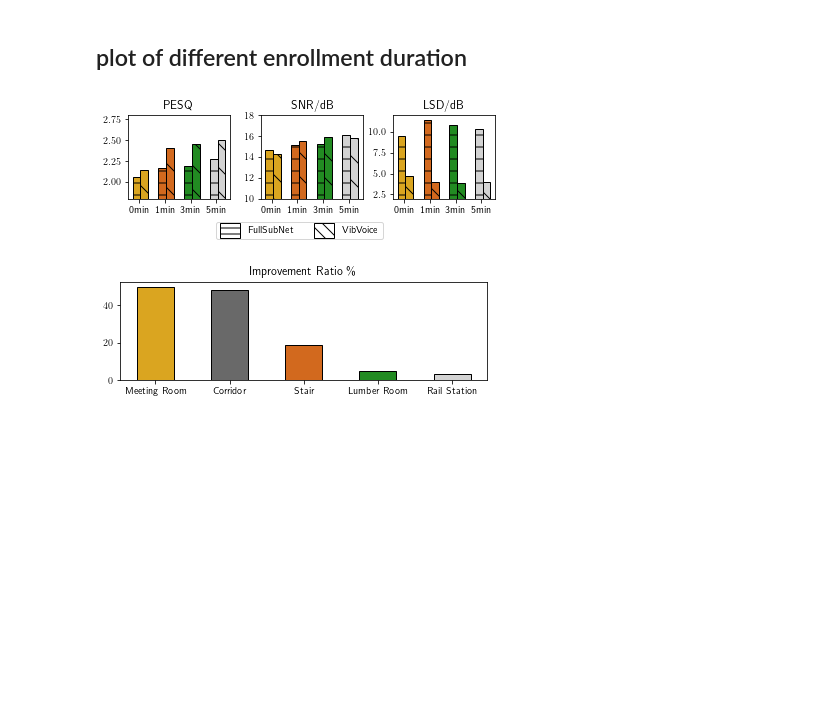
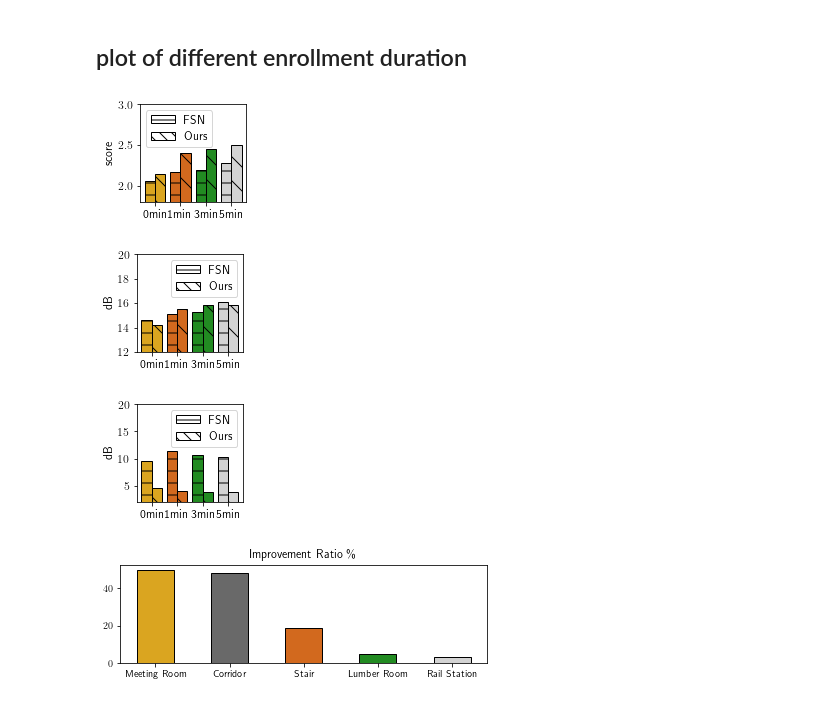
Before and after one commit to lixinghe1999/audioproject, a Jupyter notebook: DL/plot.ipynb, the cells around one changed output. Drawn from its saved outputs; the diff is of its cells as text; code cells hidden in the pictures; blank space fills up the shorter version.

```diff
--- a/DL/plot.ipynb
+++ b/DL/plot.ipynb
@@ -5,6 +5,7 @@ import matplotlib.pyplot as plt
 import matplotlib.patches as mpatches
 from matplotlib import rc
 rc('text', usetex=True)
+plt.rcParams.update({'font.size': 12})
 import numpy as np
 import os
 # %% [markdown]
@@ -75,37 +113,55 @@ plt.show()
 # %%
 fullsubnet = [[ 2.06042795, 14.63436131, 9.53324297], [ 2.16696222,15.14282735, 11.42487056], [2.19253493, 15.2717887, 10.75469576], [2.2788935, 16.10067001, 10.34507953]]
 vibvoice = [[ 2.14514233, 14.23358384, 4.67921625], [2.40846276, 15.50638137, 3.964647], [2.45129601, 15.88706841, 3.92510713], [ 2.49877256, 15.84743989, 3.95881391]]
 original = [ 2.04479165, 13.9359822,10.07187407]
+y_lims = [[1.8, 3], [12, 20], [2, 20]]
 names = ['0min', '1min', '3min', '5min']
 colors = ['goldenrod', 'chocolate', 'forestgreen', 'lightgrey']
-fig, axs = plt.subplots(1, 3, figsize=(6, 2))
-plt.subplots_adjust(left=0.1, bottom=0.3, right=0.95, wspace=0.3)
-for i in range(4):
-    for j in range(3):
-        axs[j].bar(i, fullsubnet[i][j], color=colors[i], edgecolor='black', width=0.3, hatch='-')
-        axs[j].bar(i+0.3, vibvoice[i][j], color=colors[i], edgecolor='black', width=0.3, hatch='\\')
-# for j in range(3):
-#     axs[j].bar(0, original[j], color='w', edgecolor='black', width=0.2)
-
-titles = ['PESQ', 'SNR/dB', 'LSD/dB']
-y_lims = [[1.8, 2.8], [10, 18], [2, 12]]
-for i, ax in enumerate(axs):
-    ax.set_title(titles[i])
-    ax.set_xticks([0.1, 1.1, 2.1, 3.1], names)
-    ax.set_ylim(y_lims[i])
-
-
-original_patch = mpatches.Patch(edgecolor='black', facecolor='white', label='Original')
-fullsubnet_patch = mpatches.Patch(edgecolor='black', facecolor='white', hatch='--', label='FullSubNet')
-vibvoice_patch = mpatches.Patch(edgecolor='black', facecolor='white', hatch='\\\\', label='VibVoice')
-leg = fig.legend(handles=[fullsubnet_patch, vibvoice_patch], ncol=3, loc='lower center')
-for patch in leg.get_patches():
-    patch.set_height(15)
-    patch.set_y(-5)
-plt.savefig('noise_enrollment.pdf', dpi=300)
-plt.show()
+labels = ['score', 'dB', 'dB']
+for j in range(3):
+    plt.figure(figsize=(2, 2))
+    plt.subplots_adjust(left=0.25, bottom=0.2, right=0.99)
+    for i in range(len(names)):
+        plt.bar(i, fullsubnet[i][j], color=colors[i], edgecolor='black', width=0.4, hatch='-')
+        plt.bar(i + 0.4, vibvoice[i][j], color=colors[i], edgecolor='black', width=0.4, hatch='\\')
+    plt.ylim(y_lims[j])
+    plt.ylabel(labels[j])
+    plt.xticks([0.2, 1.2, 2.2, 3.2], names)
+    fullsubnet_patch = mpatches.Patch(edgecolor='black', facecolor='white', hatch='--', label='FSN')
+    vibvoice_patch = mpatches.Patch(edgecolor='black', facecolor='white', hatch='\\\\', label='Ours')
+    plt.legend(handles=[fullsubnet_patch, vibvoice_patch])
+    plt.savefig('noise_enrollment_' + str(j) + '.pdf', dpi=300)
+    plt.show()
+# fig, axs = plt.subplots(1, 3, figsize=(6, 2))
+# plt.subplots_adjust(left=0.1, bottom=0.3, right=0.95, wspace=0.3)
+# for i in range(4):
+#     for j in range(3):
+#         axs[j].bar(i, fullsubnet[i][j], color=colors[i], edgecolor='black', width=0.3, hatch='-')
+#         axs[j].bar(i+0.3, vibvoice[i][j], color=colors[i], edgecolor='black', width=0.3, hatch='\\')
+# # for j in range(3):
+# #     axs[j].bar(0, original[j], color='w', edgecolor='black', width=0.2)
+#
+# titles = ['PESQ', 'SNR/dB', 'LSD/dB']
+# y_lims = [[1.8, 2.8], [10, 18], [2, 12]]
+# for i, ax in enumerate(axs):
+#     ax.set_title(titles[i])
+#     ax.set_xticks([0.1, 1.1, 2.1, 3.1], names)
+#     ax.set_ylim(y_lims[i])
+#
+#
+# original_patch = mpatches.Patch(edgecolor='black', facecolor='white', label='Original')
+# fullsubnet_patch = mpatches.Patch(edgecolor='black', facecolor='white', hatch='--', label='FullSubNet')
+# vibvoice_patch = mpatches.Patch(edgecolor='black', facecolor='white', hatch='\\\\', label='VibVoice')
+# leg = fig.legend(handles=[fullsubnet_patch, vibvoice_patch], ncol=3, loc='lower center')
+# for patch in leg.get_patches():
+#     patch.set_height(15)
+#     patch.set_y(-5)
+# plt.savefig('noise_enrollment.pdf', dpi=300)
+# plt.show()
 # %% [output]
-[figure, old version]
+[figure, new version]
+[figure, added]
+[figure, added]
 # %%
 environment = [50, 48, 19, 5, 3]
 names = ['Meeting Room', 'Corridor', 'Stair', 'Lumber Room', 'Rail Station']
```
Also changed, not shown: parts of 8 cells of this notebook, 3 other files.
